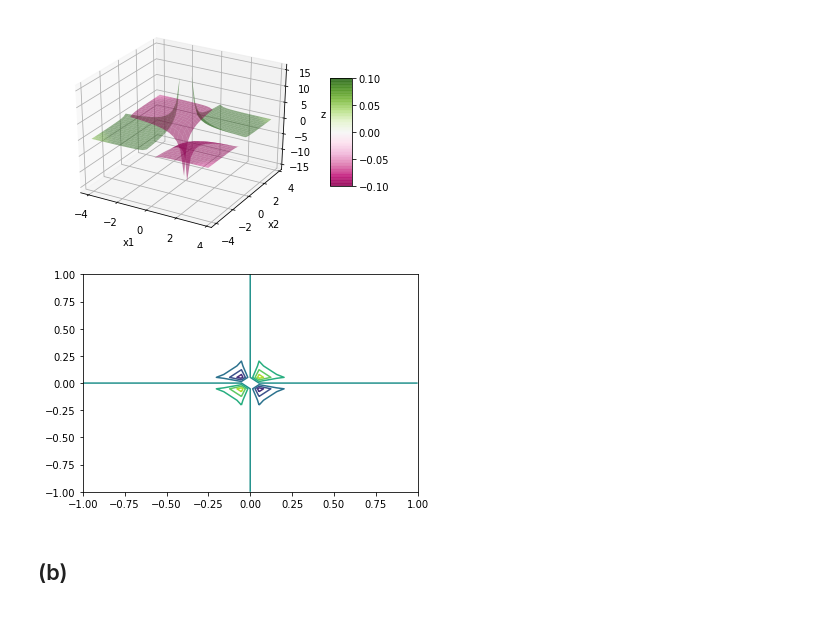
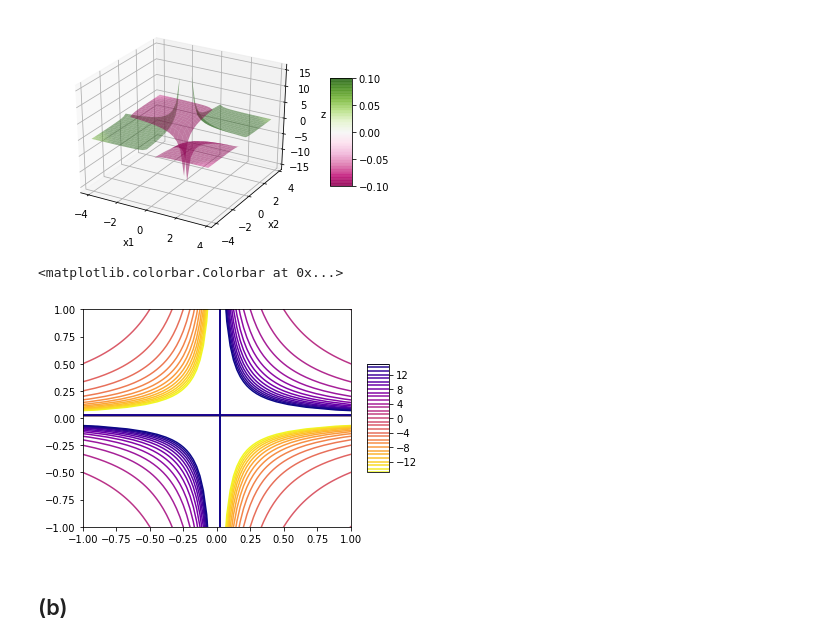
Before and after one commit to lcduquev/Analisis-Numerico, a Jupyter notebook: Chapter 4/Problems.ipynb, the cells around one changed output. Cells and saved outputs as stored; diff of their text form; code cells hidden in the pictures.

```diff
--- a/Chapter 4/Problems.ipynb
+++ b/Chapter 4/Problems.ipynb
@@ -89,23 +91,21 @@ plt.show()
 # %% [output]
 [figure]
 # %%
-"""xmax = 1
-delta = 1.5
-xx = np.arange(-xmax, xmax, delta)
-yy = np.arange(-xmax, xmax, delta)
-X, Y = np.meshgrid(xx, yy)"""
-x = np.linspace(-1, 1, 20)
-y = np.linspace(-1, 1, 20)
-X, Y = np.meshgrid(x, y)
-
-#F = sp.lambdify([x1,x2],f)
-#Z = F(X,Y)
-
-Z = 1/(X*Y)
-
-c = plt.contour(X, Y, Z)
+xmax = 4
+delta = 0.025
+XX = np.arange(-xmax, xmax, delta)
+YY = np.arange(-xmax, xmax, delta)
+X, Y = np.meshgrid(XX, YY)
+F = sp.lambdify([x1,x2],f)
+Z = F(X,Y)
+contour_levels=np.arange(15,-16,-1.0)
+contour = plt.contour(X, Y,Z,np.flip(contour_levels),cmap=cm.plasma_r)
+plt.xlim((-1, 1))
+plt.ylim((-1, 1))
+plt.colorbar(contour, shrink=0.5, aspect=5)
 # %% [output]
+<matplotlib.colorbar.Colorbar at 0x...>
-[figure, old version]
+[figure, new version]
 # %% [markdown]
 ## (b)
 # %%
```
Also changed, not shown: parts of 39 cells of this notebook.
